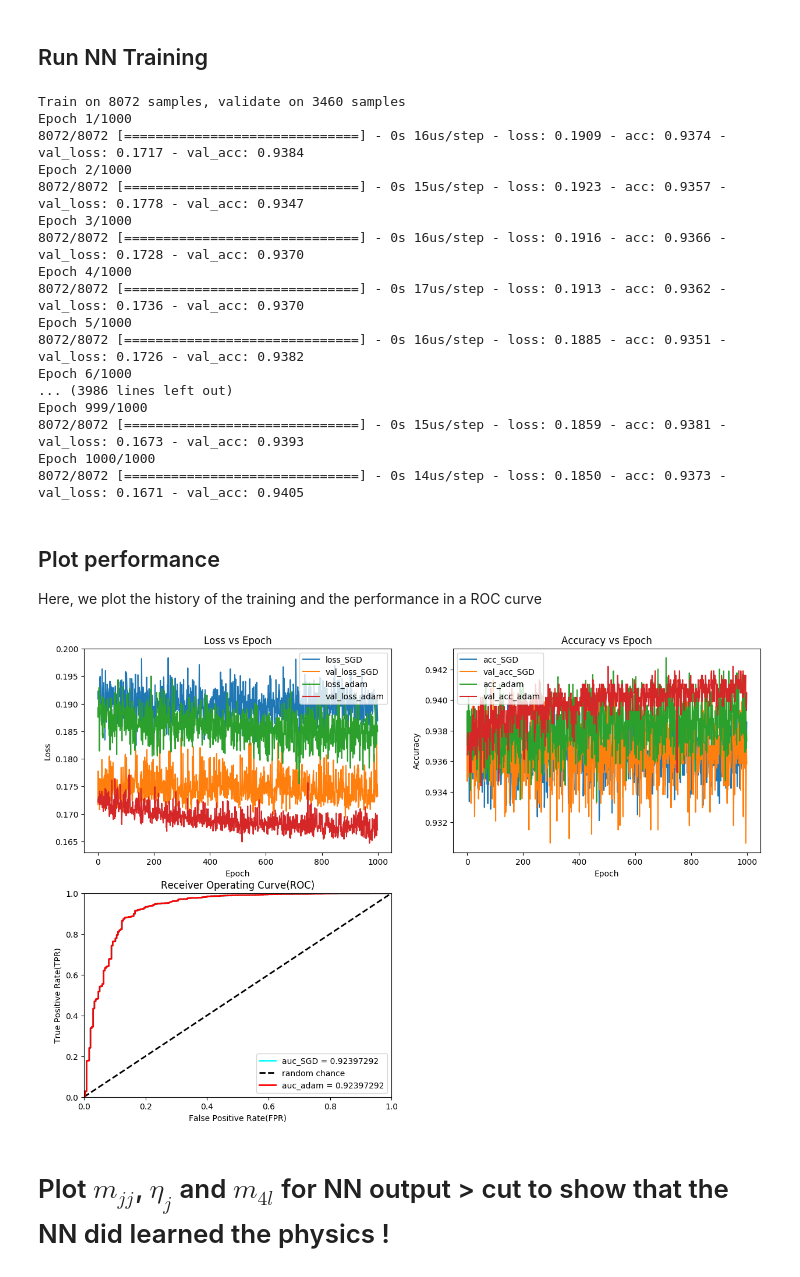
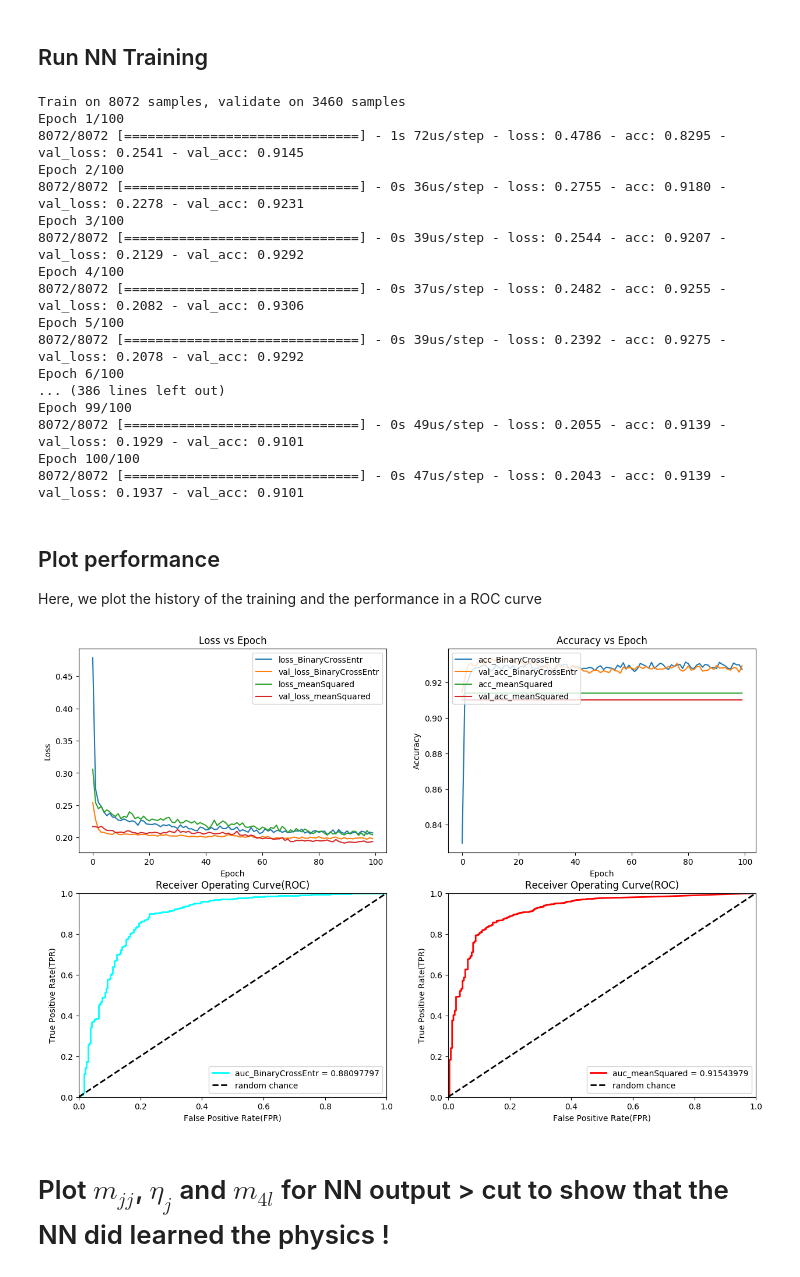
Before and after one commit to fsimone91/Bari_Lectures, a Jupyter notebook: NotebooksAndScripts/MLP_HZZ4l_Keras.ipynb, the cells around one changed output. Drawn from its saved outputs; the diff is of its cells as text; code cells hidden in the pictures.

```diff
--- a/NotebooksAndScripts/MLP_HZZ4l_Keras.ipynb
+++ b/NotebooksAndScripts/MLP_HZZ4l_Keras.ipynb
@@ -162,11 +145,12 @@ Y = dataset[:,NDIM]
 
 from sklearn.model_selection import train_test_split
 X_train_val, X_test, Y_train_val, Y_test = train_test_split(X, Y, test_size=0.2, random_state=6)
+X_train_val2, X_test2, Y_train_val2, Y_test2 = train_test_split(X, Y, test_size=0.2, random_state=6)
 # %% [markdown]
 ## Run NN Training
 # %%
 # Number of training epochs
-nepochs=500
+nepochs=100
 # Batch size
 batch=100
 # Train classifier
@@ -177,30 +161,30 @@ history1 = model1.fit(X_train_val[:,0:NVARS],
                     verbose=1, # switch to 1 for more verbosity
                     validation_split=0.3)
 
-history2 = model2.fit(X_train_val[:,0:NVARS],
-                    Y_train_val,
+history2 = model2.fit(X_train_val2[:,0:NVARS],
+                    Y_train_val2,
                     epochs=nepochs,
                     batch_size=batch,
                     verbose=1, # switch to 1 for more verbosity
                     validation_split=0.3)
 # %% [output]
 Train on 8072 samples, validate on 3460 samples
-Epoch 1/1000
-8072/8072 [==============================] - 0s 16us/step - loss: 0.1909 - acc: 0.9374 - val_loss: 0.1717 - val_acc: 0.9384
-Epoch 2/1000
-8072/8072 [==============================] - 0s 15us/step - loss: 0.1923 - acc: 0.9357 - val_loss: 0.1778 - val_acc: 0.9347
-Epoch 3/1000
-8072/8072 [==============================] - 0s 16us/step - loss: 0.1916 - acc: 0.9366 - val_loss: 0.1728 - val_acc: 0.9370
-Epoch 4/1000
-8072/8072 [==============================] - 0s 17us/step - loss: 0.1913 - acc: 0.9362 - val_loss: 0.1736 - val_acc: 0.9370
-Epoch 5/1000
-8072/8072 [==============================] - 0s 16us/step - loss: 0.1885 - acc: 0.9351 - val_loss: 0.1726 - val_acc: 0.9382
-Epoch 6/1000
-... (3986 lines left out)
-Epoch 999/1000
-8072/8072 [==============================] - 0s 15us/step - loss: 0.1859 - acc: 0.9381 - val_loss: 0.1673 - val_acc: 0.9393
-Epoch 1000/1000
-8072/8072 [==============================] - 0s 14us/step - loss: 0.1850 - acc: 0.9373 - val_loss: 0.1671 - val_acc: 0.9405
+Epoch 1/100
+8072/8072 [==============================] - 1s 72us/step - loss: 0.4786 - acc: 0.8295 - val_loss: 0.2541 - val_acc: 0.9145
+Epoch 2/100
+8072/8072 [==============================] - 0s 36us/step - loss: 0.2755 - acc: 0.9180 - val_loss: 0.2278 - val_acc: 0.9231
+Epoch 3/100
+8072/8072 [==============================] - 0s 39us/step - loss: 0.2544 - acc: 0.9207 - val_loss: 0.2129 - val_acc: 0.9292
+Epoch 4/100
+8072/8072 [==============================] - 0s 37us/step - loss: 0.2482 - acc: 0.9255 - val_loss: 0.2082 - val_acc: 0.9306
+Epoch 5/100
+8072/8072 [==============================] - 0s 39us/step - loss: 0.2392 - acc: 0.9275 - val_loss: 0.2078 - val_acc: 0.9292
+Epoch 6/100
+... (386 lines left out)
+Epoch 99/100
+8072/8072 [==============================] - 0s 49us/step - loss: 0.2055 - acc: 0.9139 - val_loss: 0.1929 - val_acc: 0.9101
+Epoch 100/100
+8072/8072 [==============================] - 0s 47us/step - loss: 0.2043 - acc: 0.9139 - val_loss: 0.1937 - val_acc: 0.9101
 # %% [markdown]
 ## Plot performance
 Here, we plot the history of the training and the performance in a ROC curve
@@ -213,8 +197,8 @@ plt.figure(figsize=(15,10))
 #### first model
 # plot loss vs epoch
 ax = plt.subplot(2, 2, 1)
-ax.plot(history1.history['loss'], label='loss_SGD')
-ax.plot(history1.history['val_loss'], label='val_loss_SGD')
+ax.plot(history1.history['loss'], label='loss_BinaryCrossEntr')
+ax.plot(history1.history['val_loss'], label='val_loss_BinaryCrossEntr')
 ax.legend(loc="upper right")
 ax.set_xlabel('Epoch')
 ax.set_ylabel('Loss')
@@ -223,8 +207,8 @@ ax.set_title('Loss vs Epoch')
 
 # plot accuracy vs epoch
 ax = plt.subplot(2, 2, 2)
-ax.plot(history1.history['acc'], label='acc_SGD')
-ax.plot(history1.history['val_acc'], label='val_acc_SGD')
+ax.plot(history1.history['acc'], label='acc_BinaryCrossEntr')
+ax.plot(history1.history['val_acc'], label='val_acc_BinaryCrossEntr')
 ax.legend(loc="upper left")
 ax.set_xlabel('Epoch')
 ax.set_ylabel('Accuracy')
@@ -232,56 +216,56 @@ ax.set_title('Accuracy vs Epoch')
 
 
 # Plot ROC
-Y_predict = model1.predict(X_test[:,0:NVARS])
+Y_predict1 = model1.predict(X_test[:,0:NVARS])
 from sklearn.metrics import roc_curve, auc
-fpr, tpr, thresholds = roc_curve(Y_test, Y_predict)
+fpr, tpr, thresholds = roc_curve(Y_test, Y_predict1)
 roc_auc = auc(fpr, tpr)
 ax = plt.subplot(2, 2, 3)
-ax.plot(fpr, tpr, lw=2, color='cyan', label='auc_SGD = %.8f' % (roc_auc))
+ax.plot(fpr, tpr, lw=2, color='cyan', label='auc_BinaryCrossEntr = %.8f' % (roc_auc))
 ax.plot([0, 1], [0, 1], linestyle='--', lw=2, color='k', label='random chance')
 ax.set_xlim([0, 1.0])
 ax.set_ylim([0, 1.0])
 ax.set_xlabel('False Positive Rate(FPR)')
 ax.set_ylabel('True Positive Rate(TPR)')
 ax.set_title('Receiver Operating Curve(ROC)')
 ax.legend(loc="lower right")
 
 #### Second model
 # plot loss vs epoch
 ax = plt.subplot(2, 2, 1)
-ax.plot(history2.history['loss'], label='loss_adam')
-ax.plot(history2.history['val_loss'], label='val_loss_adam')
+ax.plot(history2.history['loss'], label='loss_meanSquared')
+ax.plot(history2.history['val_loss'], label='val_loss_meanSquared')
 ax.legend(loc="upper right")
 ax.set_xlabel('Epoch')
 ax.set_ylabel('Loss')
 
 
 # plot accuracy vs epoch
 ax = plt.subplot(2, 2, 2)
-ax.plot(history2.history['acc'], label='acc_adam')
-ax.plot(history2.history['val_acc'], label='val_acc_adam')
+ax.plot(history2.history['acc'], label='acc_meanSquared')
+ax.plot(history2.history['val_acc'], label='val_acc_meanSquared')
 ax.legend(loc="upper left")
 ax.set_xlabel('Epoch')
 ax.set_ylabel('Accuracy')
 
 # Plot ROC
-Y_predict2 = model2.predict(X_test[:,0:NVARS])
-from sklearn.metrics import roc_curve, auc
-fpr2, tpr2, thresholds2 = roc_curve(Y_test, Y_predict2)
+Y_predict2 = model2.predict(X_test2[:,0:NVARS])
+#from sklearn.metrics import roc_curve, auc
+fpr2, tpr2, thresholds2 = roc_curve(Y_test2, Y_predict2)
 roc_auc2 = auc(fpr2, tpr2)
-ax = plt.subplot(2, 2, 3)
-ax.plot(fpr2, tpr2, lw=2, color='red', label='auc_adam = %.8f' % (roc_auc2))
-#ax.plot([0, 1], [0, 1], linestyle='--', lw=2, color='k', label='random chance')
+ax = plt.subplot(2, 2, 4)
+ax.plot(fpr2, tpr2, lw=2, color='red', label='auc_meanSquared = %.8f' % (roc_auc2))
+ax.plot([0, 1], [0, 1], linestyle='--', lw=2, color='k', label='random chance')
 ax.set_xlim([0, 1.0])
 ax.set_ylim([0, 1.0])
 ax.set_xlabel('False Positive Rate(FPR)')
 ax.set_ylabel('True Positive Rate(TPR)')
 ax.set_title('Receiver Operating Curve(ROC)')
 ax.legend(loc="lower right")
 
 plt.show()
 # %% [output]
-[figure, old version]
+[figure, new version]
 # %% [markdown]
 # Plot  $m_{jj}$, $\eta_{j}$ and $m_{4l}$  for NN output > cut to show that the NN did learned the physics !
 # %%
```
Also changed, not shown: parts of 2 cells of this notebook.
